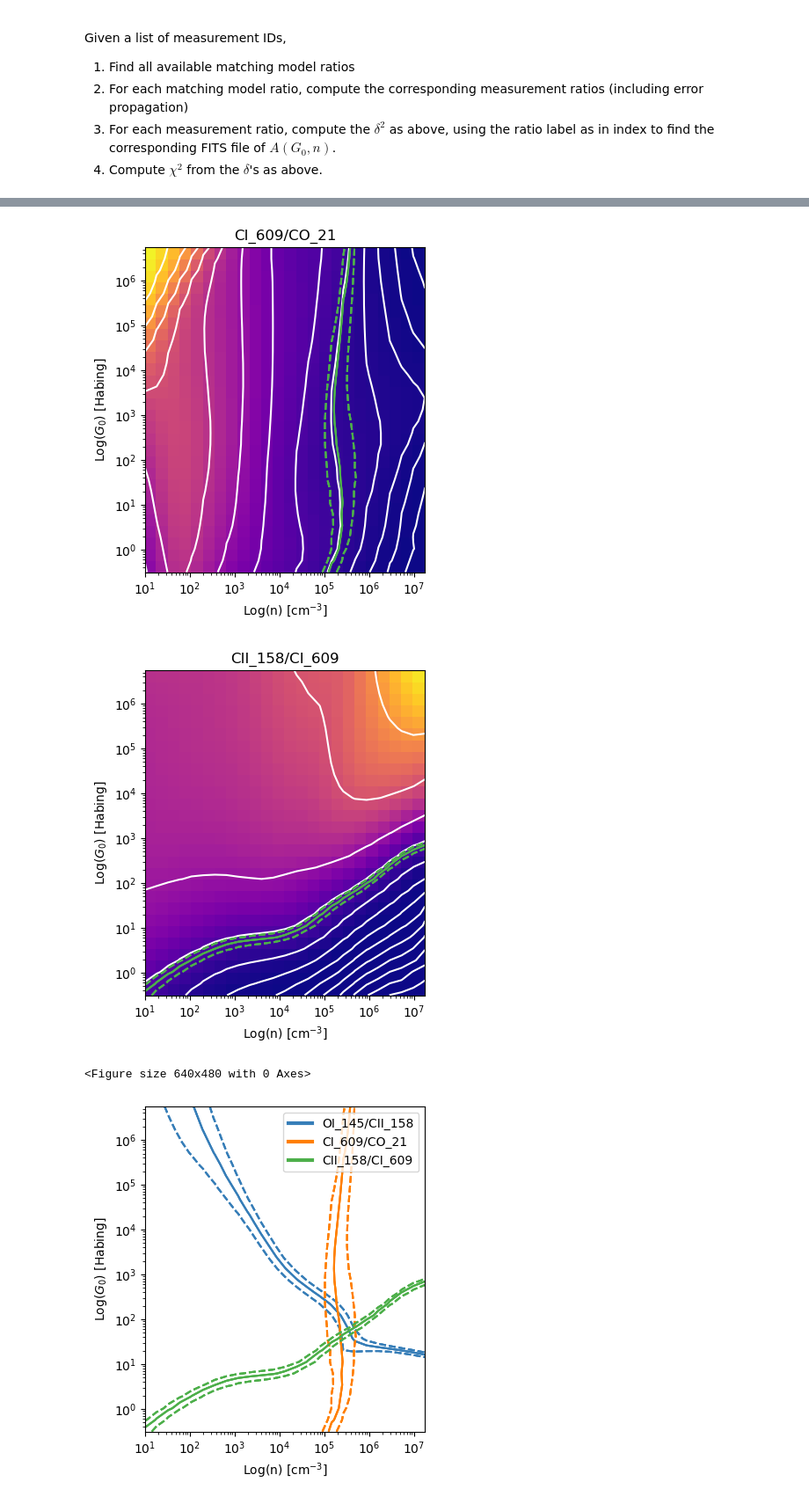
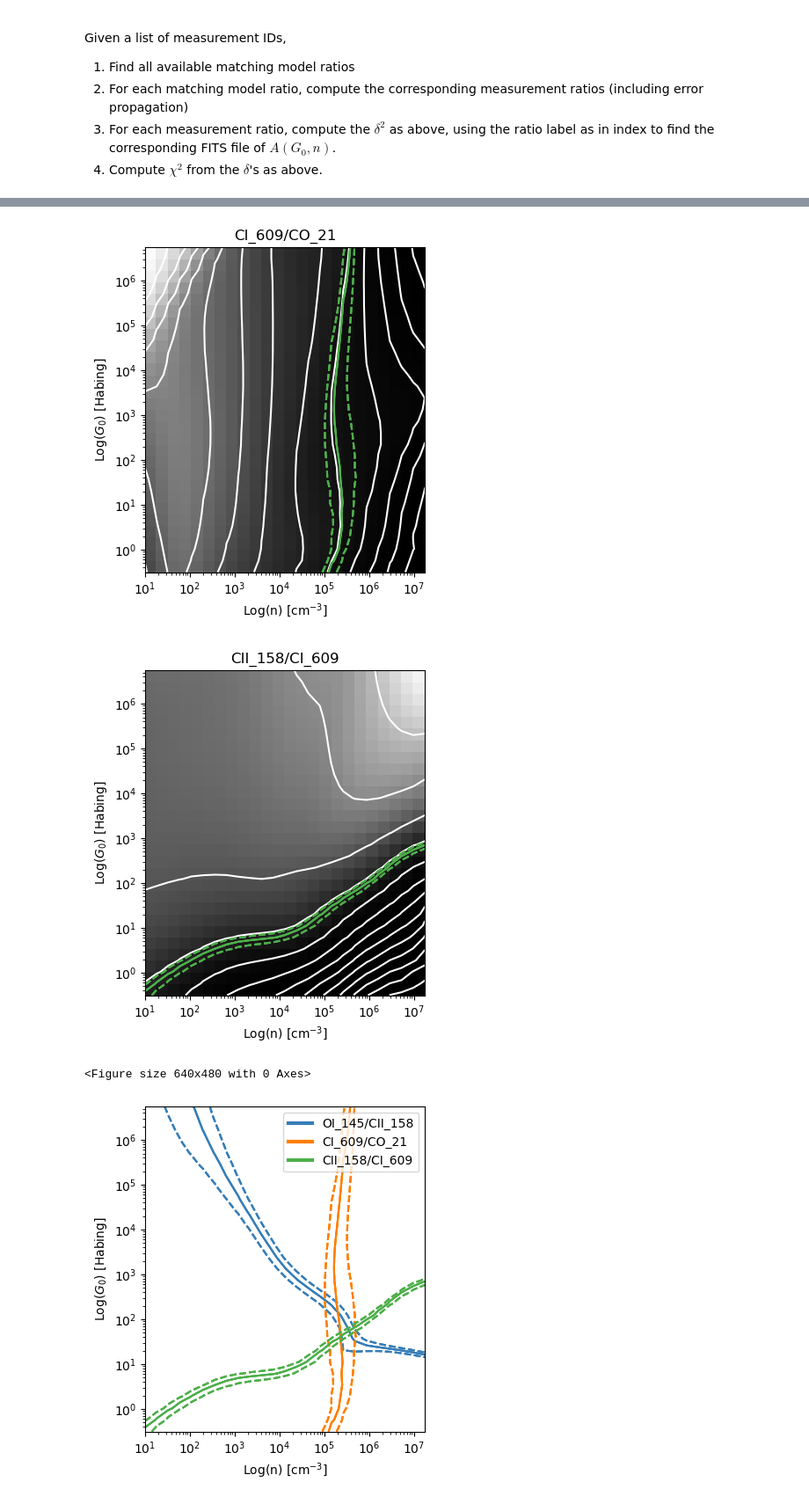
Before and after one commit to mpound/pdrttest, a Jupyter notebook: compute chisq.ipynb, the cells around one changed output, grey strips where cells are left out. Shown at 88% size. Drawn from its saved outputs; the diff is of its cells as text; code cells hidden in the pictures.

```diff
--- a/compute chisq.ipynb
+++ b/compute chisq.ipynb
@@ -593,10 +635,10 @@ class PDRutils:
             levels = levels - 1 - np.log10(np.abs(minsv))
             print(levels)
 # %%
-m1 = Measurement0(data=30.,uncertainty = StdDevUncertainty(5.),identifier="OI_145")
-m2 = Measurement0(data=10.,uncertainty = StdDevUncertainty(2.),identifier="CI_609")
-m3 = Measurement0(data=10.,uncertainty = StdDevUncertainty(1.5),identifier="CO_21")
-m4 = Measurement0(data=100.,uncertainty = StdDevUncertainty(10.),identifier="CII_158")
+m1 = Measurement(data=30.,uncertainty = StdDevUncertainty(5.),identifier="OI_145")
+m2 = Measurement(data=10.,uncertainty = StdDevUncertainty(2.),identifier="CI_609")
+m3 = Measurement(data=10.,uncertainty = StdDevUncertainty(1.5),identifier="CO_21")
+m4 = Measurement(data=100.,uncertainty = StdDevUncertainty(10.),identifier="CII_158")
 m = [m1.id,m2.id,m3.id,m4.id]
 md = dict()
 for t in [m1,m2,m3,m4]:
@@ -650,7 +682,7 @@ p._ratios
 #p._reducedChisq.data.min()
 #plt.subplots(nrows=1,ncols=len(p._ratios))
 p.setModelfiles(md)
-p.makeRatioOverlays()
+p.makeRatioOverlays(cmap='gray')
 
 #for x in p.find_files(md):
 #    p._plot('models/'+x[1],cmap='plasma',measurements=[p._ratios[x[0]]],image=True,contours=True,levels=None)
@@ -662,5 +694,5 @@ p.makeRatioOverlays()
-[figure, old version]
+[figure, new version]
-[figure, old version]
+[figure, new version]
 <Figure size 640x480 with 0 Axes>
 # %%
 p.setModelfiles(md)
```
Also changed, not shown: parts of 8 cells of this notebook.
